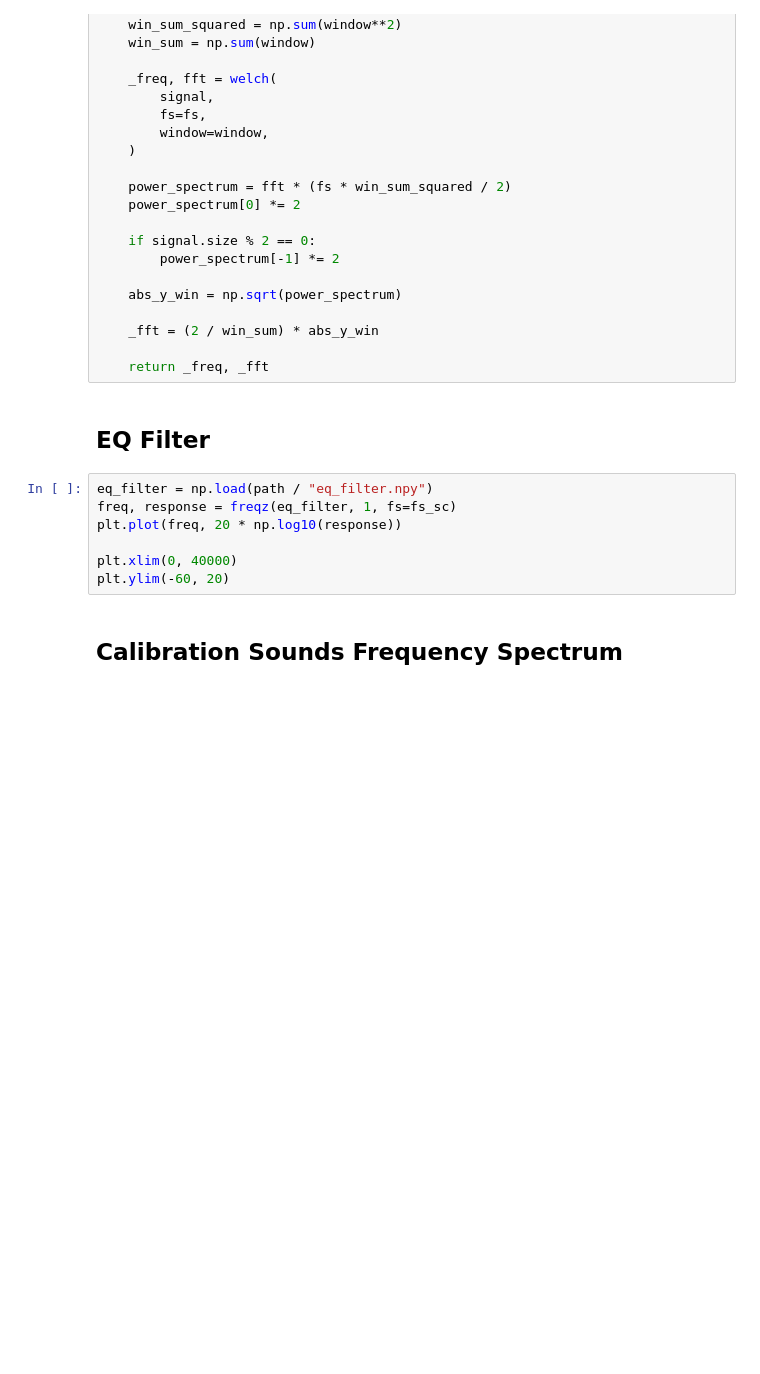
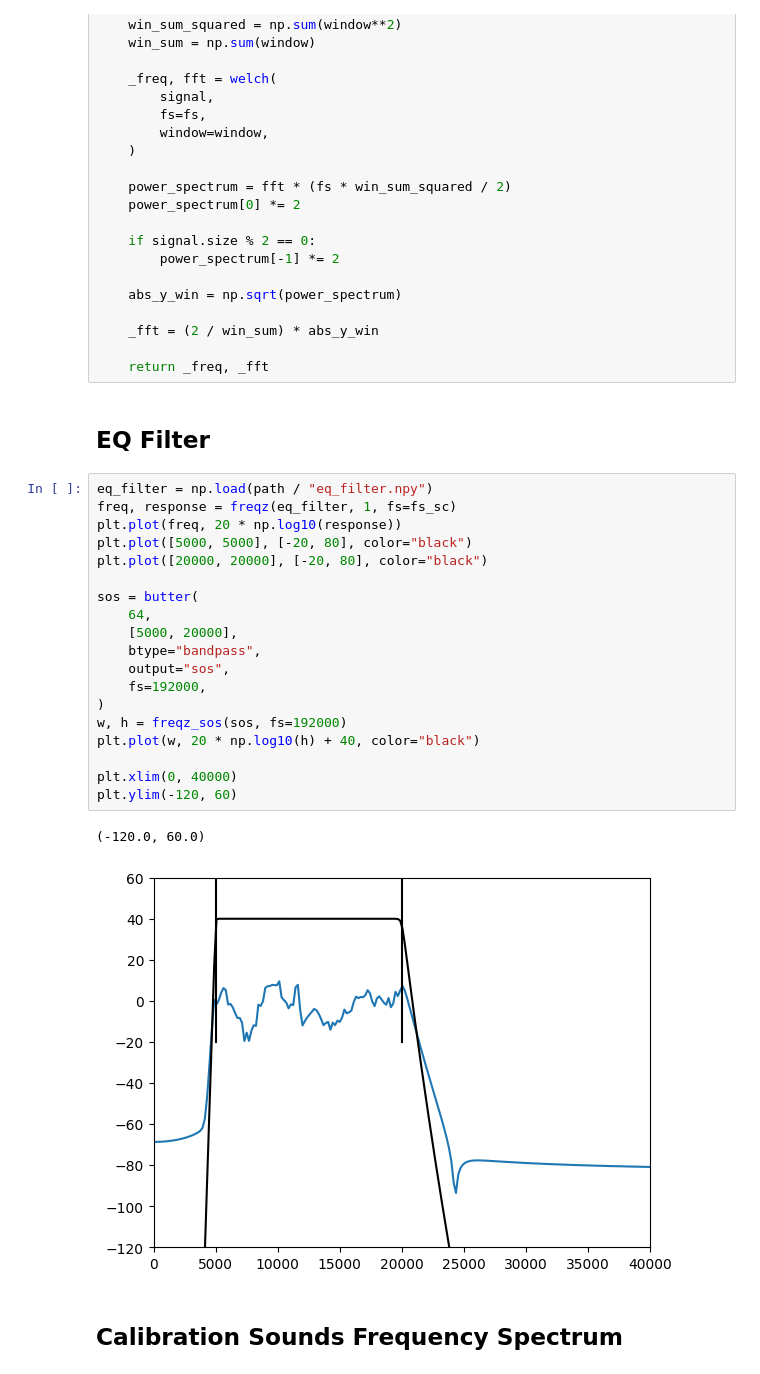
Before and after one commit to fchampalimaud/cdc-speaker-calibration, a Jupyter notebook: scripts/analysis.ipynb, the cells around one changed output. Cells and saved outputs as stored; diff of their text form; blank space fills up the shorter version.

```diff
--- a/scripts/analysis.ipynb
+++ b/scripts/analysis.ipynb
@@ -48,10 +48,25 @@ def fft_welch(
 # %%
 eq_filter = np.load(path / "eq_filter.npy")
 freq, response = freqz(eq_filter, 1, fs=fs_sc)
 plt.plot(freq, 20 * np.log10(response))
+plt.plot([5000, 5000], [-20, 80], color="black")
+plt.plot([20000, 20000], [-20, 80], color="black")
+
+sos = butter(
+    64,
+    [5000, 20000],
+    btype="bandpass",
+    output="sos",
+    fs=192000,
+)
+w, h = freqz_sos(sos, fs=192000)
+plt.plot(w, 20 * np.log10(h) + 40, color="black")
 
 plt.xlim(0, 40000)
-plt.ylim(-60, 20)
+plt.ylim(-120, 60)
+# %% [output]
+(-120.0, 60.0)
+[figure, added]
 # %% [markdown]
 ## Calibration Sounds Frequency Spectrum
 # %%
```
Also changed, not shown: parts of 7 cells of this notebook, 2 other files.
